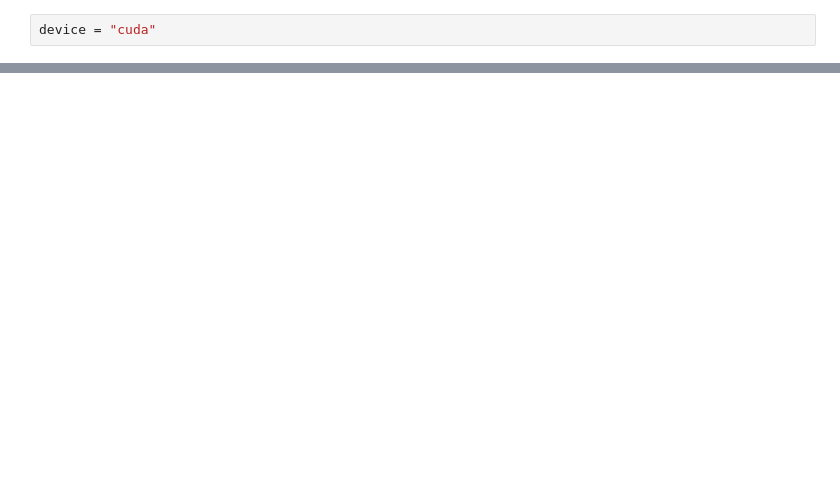
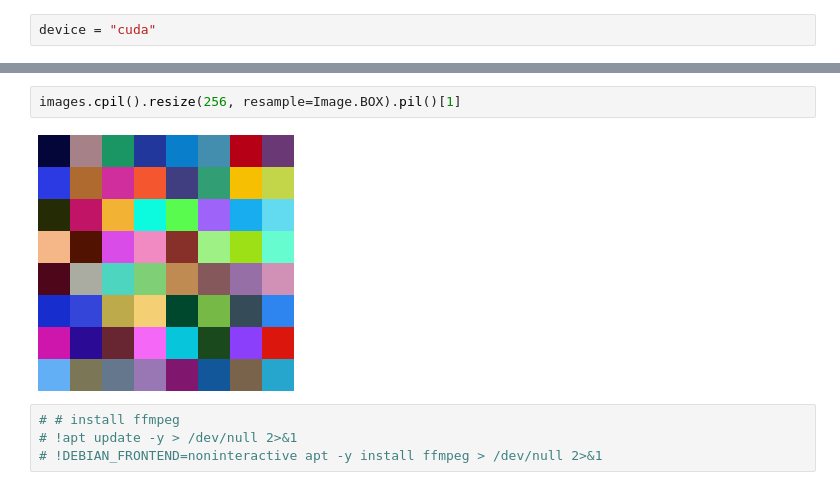
Before and after one commit to arunoda/adeep, a Jupyter notebook: aiaiart/imitools-dev.ipynb, the cells around one changed output, grey strips where cells are left out. Drawn from its saved outputs; the diff is of its cells as text; blank space fills up the shorter version.

```diff
--- a/aiaiart/imitools-dev.ipynb
+++ b/aiaiart/imitools-dev.ipynb
@@ -349,0 +367,8 @@ Wall time: 316 ms
+# %%
+images.cpil().resize(256, resample=Image.BOX).pil()[1]
+# %% [output]
+[figure, added]
+# %%
+# # install ffmpeg
+# !apt update -y > /dev/null 2>&1
+# !DEBIAN_FRONTEND=noninteractive apt -y install ffmpeg > /dev/null 2>&1
```
Also changed, not shown: parts of 8 cells of this notebook, 1 other file.
